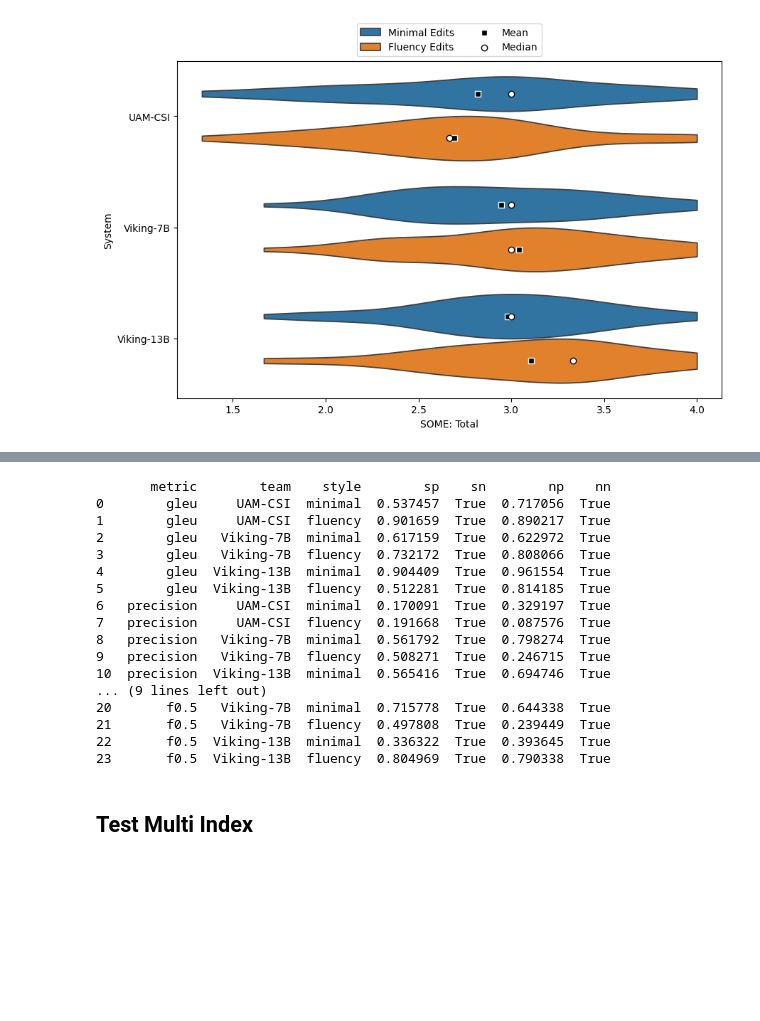
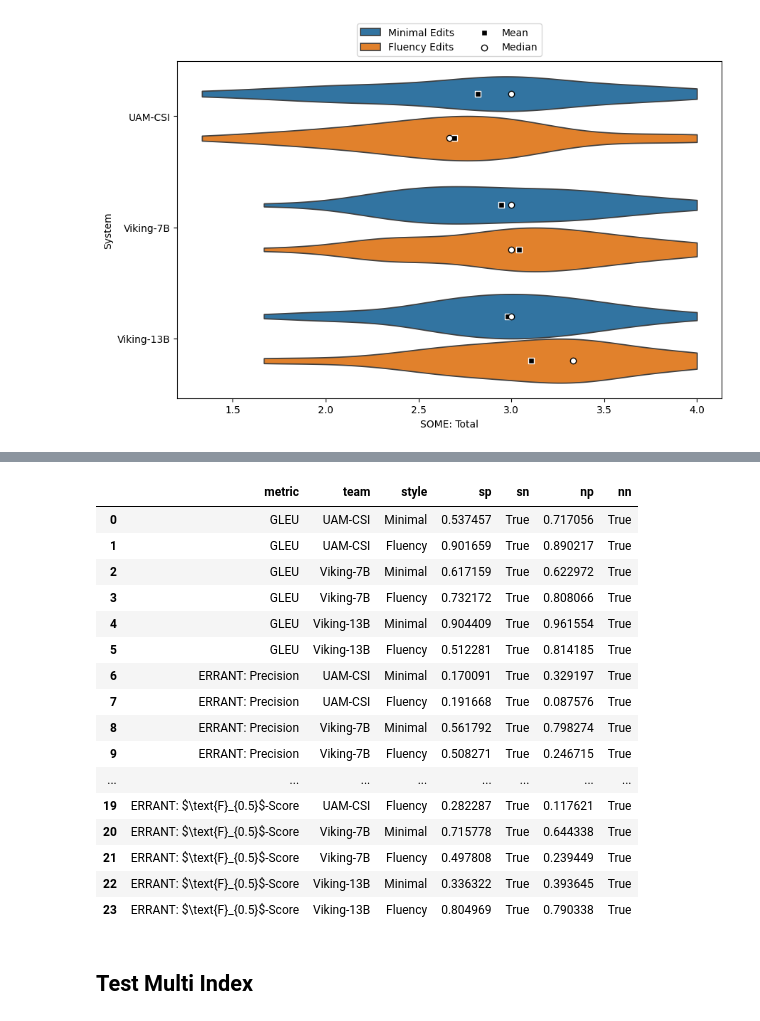
Before and after one commit to kraft242/da231x, a Jupyter notebook: evaluate/plot.ipynb, the cells around one changed output, grey strips where cells are left out. Drawn from its saved outputs; the diff is of its cells as text; code cells hidden in the pictures; blank space fills up the shorter version.

```diff
--- a/evaluate/plot.ipynb
+++ b/evaluate/plot.ipynb
@@ -528,58 +445,59 @@ Fluency    UAM-CSI     1.00    1.0           0  50
 \bottomrule
 \end{tabular}
 # %%
-metric_types["continuous"].remove("manual_evaluation")
-metric_types["discrete"].append("manual_evaluation")
+metric_types["continuous"].remove(("SOME", "Total"))
+metric_types["discrete"].append(("SOME", "Total"))
 # %%
 significance_level = 0.05
 
 dists = []
-grouped = df_long.groupby(
-    ["system", "correction_style", "metric"], observed=False
-)
+# grouped = df_long.groupby(["system", "correction_style", "metric"], observed=False)
 
 for metric in metric_types["continuous"]:
-    for team in teams:
+    metric_df = get_metric_df(metric)
+    for team in systems:
+        team_df = metric_df[metric_df["System"] == team]
         for style in styles:
-            scores = grouped.get_group((team, style, metric))[
-                "score"].to_numpy()
+            style_df = team_df[team_df["Edit Style"] == style]
+            scores = style_df["Score"].to_numpy()
+            # scores = grouped.get_group((team, style, metric))["score"].to_numpy()
 
             shapiro_stat, shapiro_p = shapiro(scores)
             normaltest_stat, normaltest_p = normaltest(scores)
 
             dists.append(
                 {
-                    "metric": metric,
+                    "metric": format_label(metric),
                     "team": team,
                     "style": style,
                     # "shapiro_stat": shapiro_stat,
                     "sp": shapiro_p,
                     "sn": shapiro_p > significance_level,
                     # "normaltest_stat": normaltest_stat,
                     "np": normaltest_p,
                     "nn": normaltest_p > significance_level,
                 }
             )
 
 dist_df = pd.DataFrame(dists)
-print(dist_df)
+display(dist_df)
 # %% [output]
-       metric        team    style        sp    sn        np    nn
-0        gleu     UAM-CSI  minimal  0.537457  True  0.717056  True
-1        gleu     UAM-CSI  fluency  0.901659  True  0.890217  True
-2        gleu   Viking-7B  minimal  0.617159  True  0.622972  True
-3        gleu   Viking-7B  fluency  0.732172  True  0.808066  True
-4        gleu  Viking-13B  minimal  0.904409  True  0.961554  True
-5        gleu  Viking-13B  fluency  0.512281  True  0.814185  True
-6   precision     UAM-CSI  minimal  0.170091  True  0.329197  True
-7   precision     UAM-CSI  fluency  0.191668  True  0.087576  True
-8   precision   Viking-7B  minimal  0.561792  True  0.798274  True
-9   precision   Viking-7B  fluency  0.508271  True  0.246715  True
-10  precision  Viking-13B  minimal  0.565416  True  0.694746  True
-... (9 lines left out)
-20       f0.5   Viking-7B  minimal  0.715778  True  0.644338  True
-21       f0.5   Viking-7B  fluency  0.497808  True  0.239449  True
-22       f0.5  Viking-13B  minimal  0.336322  True  0.393645  True
-23       f0.5  Viking-13B  fluency  0.804969  True  0.790338  True
+|  | metric | team | style | sp | sn | np | nn |
+| 0 | GLEU | UAM-CSI | Minimal | 0.537457 | True | 0.717056 | True |
+| 1 | GLEU | UAM-CSI | Fluency | 0.901659 | True | 0.890217 | True |
+| 2 | GLEU | Viking-7B | Minimal | 0.617159 | True | 0.622972 | True |
+| 3 | GLEU | Viking-7B | Fluency | 0.732172 | True | 0.808066 | True |
+| 4 | GLEU | Viking-13B | Minimal | 0.904409 | True | 0.961554 | True |
+| 5 | GLEU | Viking-13B | Fluency | 0.512281 | True | 0.814185 | True |
+| 6 | ERRANT: Precision | UAM-CSI | Minimal | 0.170091 | True | 0.329197 | True |
+| 7 | ERRANT: Precision | UAM-CSI | Fluency | 0.191668 | True | 0.087576 | True |
+| 8 | ERRANT: Precision | Viking-7B | Minimal | 0.561792 | True | 0.798274 | True |
+| 9 | ERRANT: Precision | Viking-7B | Fluency | 0.508271 | True | 0.246715 | True |
+| ... | ... | ... | ... | ... | ... | ... | ... |
+| 19 | ERRANT: $\text{F}_{0.5}$-Score | UAM-CSI | Fluency | 0.282287 | True | 0.117621 | True |
+| 20 | ERRANT: $\text{F}_{0.5}$-Score | Viking-7B | Minimal | 0.715778 | True | 0.644338 | True |
+| 21 | ERRANT: $\text{F}_{0.5}$-Score | Viking-7B | Fluency | 0.497808 | True | 0.239449 | True |
+| 22 | ERRANT: $\text{F}_{0.5}$-Score | Viking-13B | Minimal | 0.336322 | True | 0.393645 | True |
+| 23 | ERRANT: $\text{F}_{0.5}$-Score | Viking-13B | Fluency | 0.804969 | True | 0.790338 | True |
 # %%
 baseline = "UAM-CSI"
```
Also changed, not shown: parts of 20 cells of this notebook, 2 other files.
